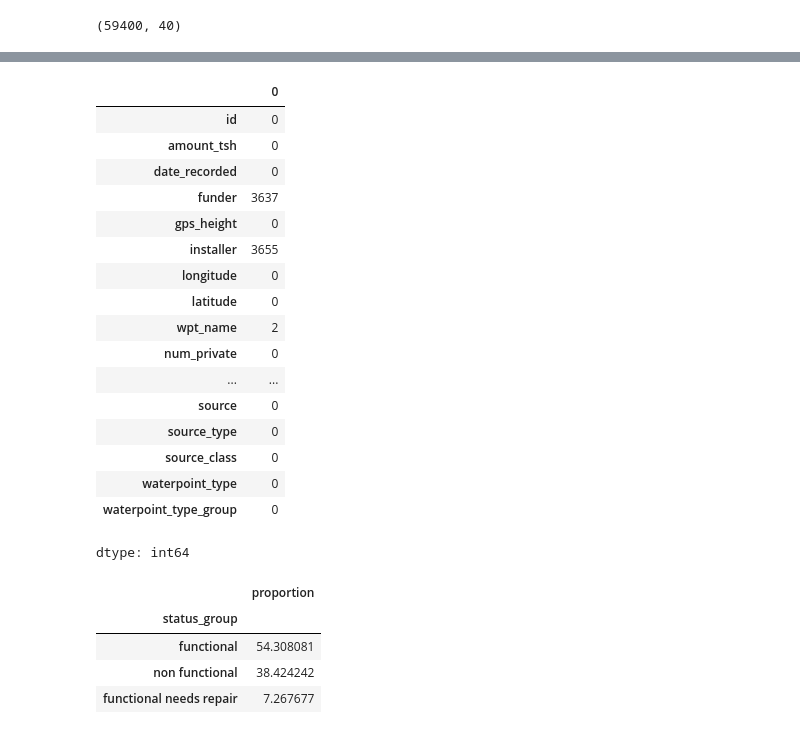
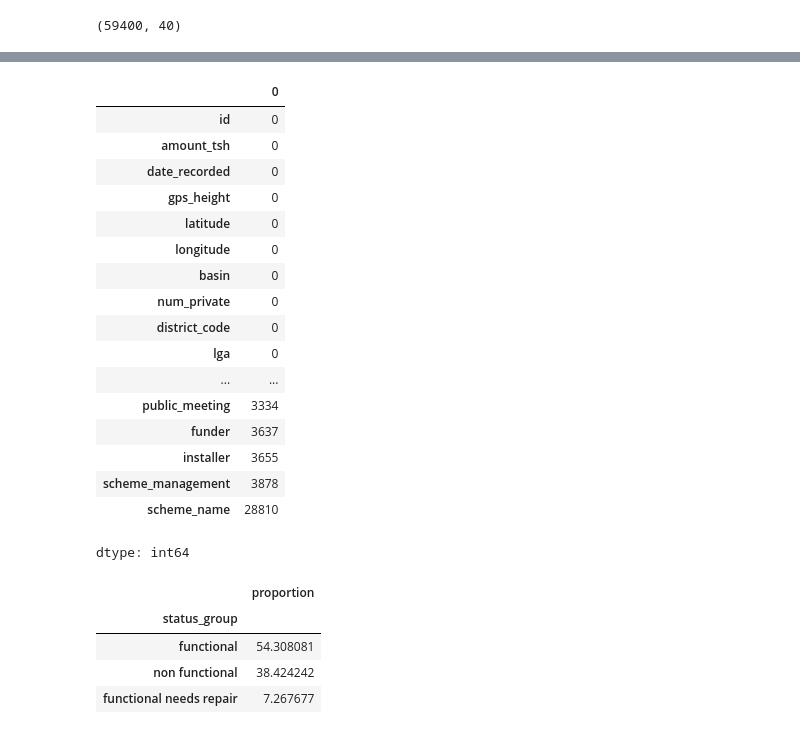
Before and after one commit to OrionXV/AI7101-Project, a Jupyter notebook: AI7101GroupProject.ipynb, the cells around one changed output, grey strips where cells are left out. Cells and saved outputs as stored; diff of their text form; code cells hidden in the pictures.

```diff
--- a/AI7101GroupProject.ipynb
+++ b/AI7101GroupProject.ipynb
@@ -29,11 +19,11 @@ import matplotlib.pyplot as plt
 # %%
 class CONFIG:
     SEED = 42
-    BASE_DIR =  '/content/'
+    BASE_DIR =  '/content/AI7101-Project/data'
     TRAIN_PATH = os.path.join(BASE_DIR, 'train.csv')
     TEST_PATH = os.path.join(BASE_DIR, 'test.csv')
     SUBMISSION_PATH = os.path.join(BASE_DIR, 'submission.csv')
-    TRAIN_TARGETS_PATH = os.path.join(BASE_DIR, 'train_targets.csv')
+    TRAIN_TARGETS_PATH = os.path.join(BASE_DIR, 'training_labels.csv')
 # %%
 train = pd.read_csv(CONFIG.TRAIN_PATH)
 train_targets = pd.read_csv(CONFIG.TRAIN_TARGETS_PATH)
@@ -96,25 +86,25 @@ source_class : 3
 waterpoint_type : 7
 waterpoint_type_group : 6
 # %%
-train.isnull().sum()
+train.isnull().sum().sort_values()
 # %% [output]
 |  | 0 |
 | id | 0 |
 | amount_tsh | 0 |
 | date_recorded | 0 |
+| gps_height | 0 |
+| latitude | 0 |
+| longitude | 0 |
+| basin | 0 |
+| num_private | 0 |
+| district_code | 0 |
+| lga | 0 |
+| ... | ... |
+| public_meeting | 3334 |
 | funder | 3637 |
-| gps_height | 0 |
 | installer | 3655 |
-| longitude | 0 |
-| latitude | 0 |
-| wpt_name | 2 |
-| num_private | 0 |
-| ... | ... |
-| source | 0 |
-| source_type | 0 |
-| source_class | 0 |
-| waterpoint_type | 0 |
-| waterpoint_type_group | 0 |
+| scheme_management | 3878 |
+| scheme_name | 28810 |
 dtype: int64
 # %%
 train_targets['status_group'].value_counts(normalize=True) * 100
```
Also changed, not shown: parts of 2 cells of this notebook.
